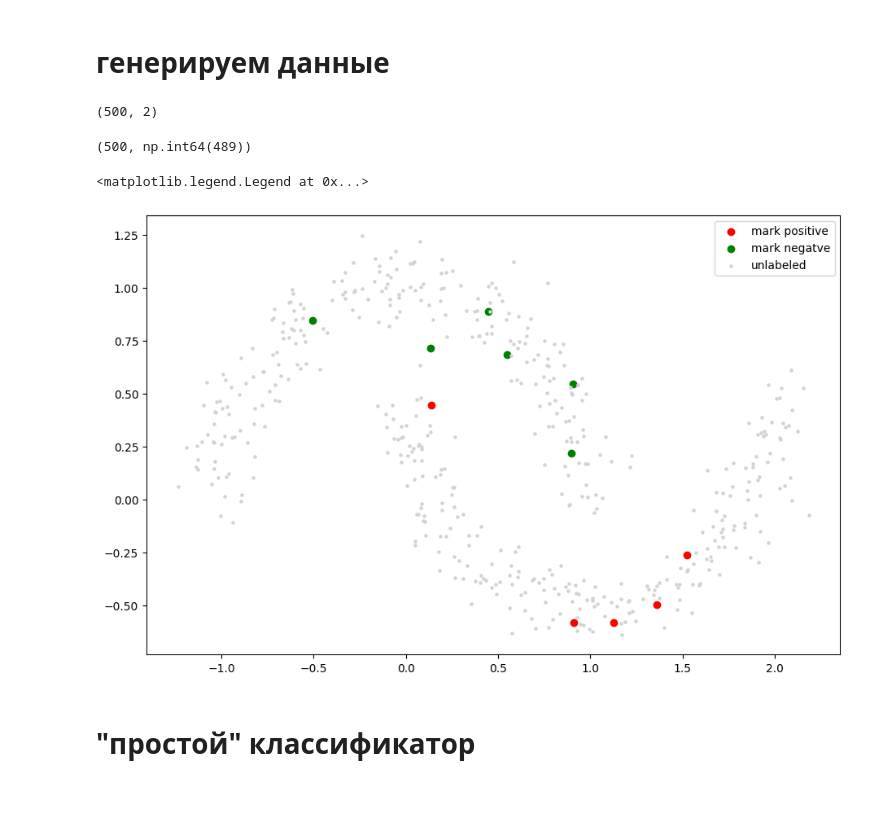
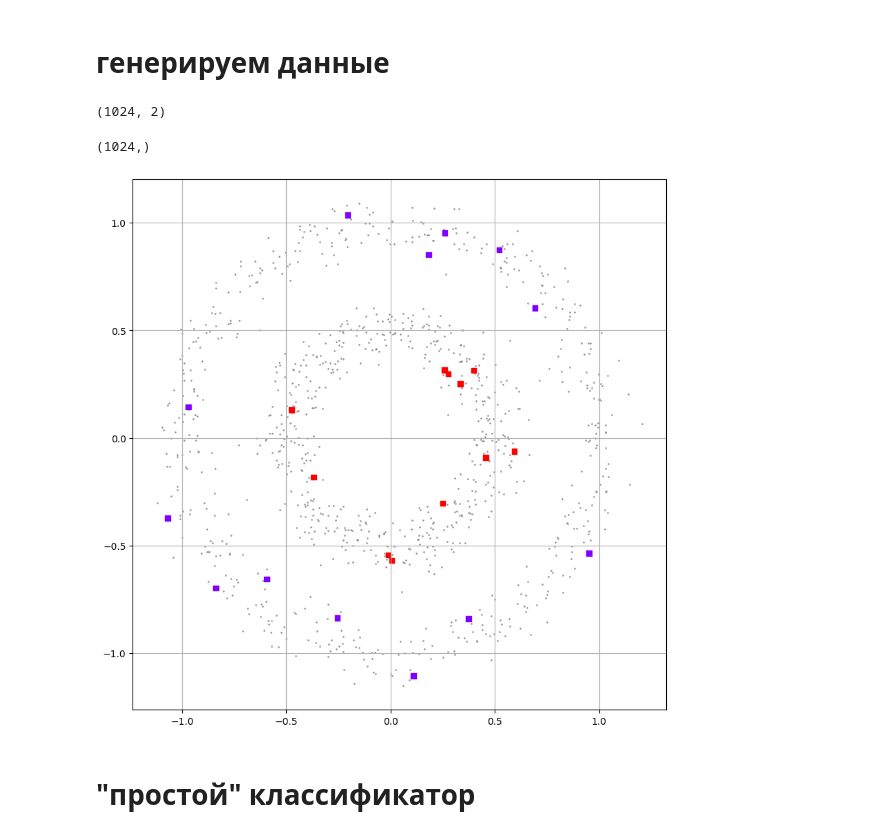
Before and after one commit to mechanoid5/ml_lectorium_2026_I, a Jupyter notebook: examples/17-trunsductive-learning/01-trunsductive.ipynb, the cells around one changed output. Saved outputs shown, nothing was run; the diff lists cells and outputs as text; code cells hidden in the pictures; blank space fills up the shorter version.

```diff
--- a/examples/17-trunsductive-learning/01-trunsductive.ipynb
+++ b/examples/17-trunsductive-learning/01-trunsductive.ipynb
@@ -22,38 +22,40 @@ from numpy import random as rng
 # %% [markdown]
 # генерируем данные
 # %%
-from sklearn.datasets import make_moons
+
+n_samples=1024
 
 # генерируем датасет
-X,target = make_moons(n_samples=500,noise=.1)
-X.shape
+
+
+# from sklearn.datasets import make_moons
+# X, target = make_moons(n_samples=n_samples,noise=.1)
+
+from sklearn.datasets import make_circles
+X, target = make_circles(n_samples=n_samples,noise=.07,factor=0.5)
+display( X.shape, target.shape )
+
+
+# случайным образом делим датасет на размеченный и неразмеченный
+from sklearn.model_selection import train_test_split
+
+train_size=n_samples//40
+( _, _, target_train, _, indices_train, indices_test ) = train_test_split( X, target, np.arange(n_samples), train_size=train_size )
+
+# разметка должна содержать позитивные и негативные метки
+assert 0 < target_train.sum() < train_size
+
+
+from matplotlib import pyplot as plt
+
+fig,ax = plt.subplots(1,figsize=(10,10))
+ax.scatter(X[:,0],X[:,1],c='grey',s=1,alpha=0.7)
+ax.scatter(X[indices_train,0],X[indices_train,1], c=target_train, cmap='rainbow',s=30, marker='s' )
+ax.grid()
+plt.show()
 # %% [output]
-(500, 2)
+(1024, 2)
+(1024,)
+[figure, added]
-# %%
-# случайным образом делим датасет на размеченный и неразмеченный
-while True:
-    random_unlabeled_points = rng.rand(len(target))<.98
-    target_partial = target.copy()
-    target_partial[random_unlabeled_points] = -1
-
-    if ( # проверяем минимальное количество размеченных объектов в классах
-        ((target[~random_unlabeled_points]>0).sum()>4)
-        & ((target[~random_unlabeled_points]<1).sum()>4)
-    ): break
-
-len(target),random_unlabeled_points.sum()
-# %% [output]
-(500, np.int64(489))
-# %%
-from matplotlib import pyplot as plt
-
-plt.figure(figsize=(11,7))
-plt.scatter(X[target_partial==1][:,0],X[target_partial==1][:,1],c='r',label='mark positive')
-plt.scatter(X[target_partial==0][:,0],X[target_partial==0][:,1],c='g',label='mark negatve')
-plt.scatter(X[target_partial==-1][:,0],X[target_partial==-1][:,1],c='lightgrey',s=5,label='unlabeled')
-plt.legend()
-# %% [output]
-<matplotlib.legend.Legend at 0x...>
-[figure, removed]
 # %% [markdown]
 # "простой" классификатор
```
Also changed, not shown: parts of 12 cells of this notebook.
